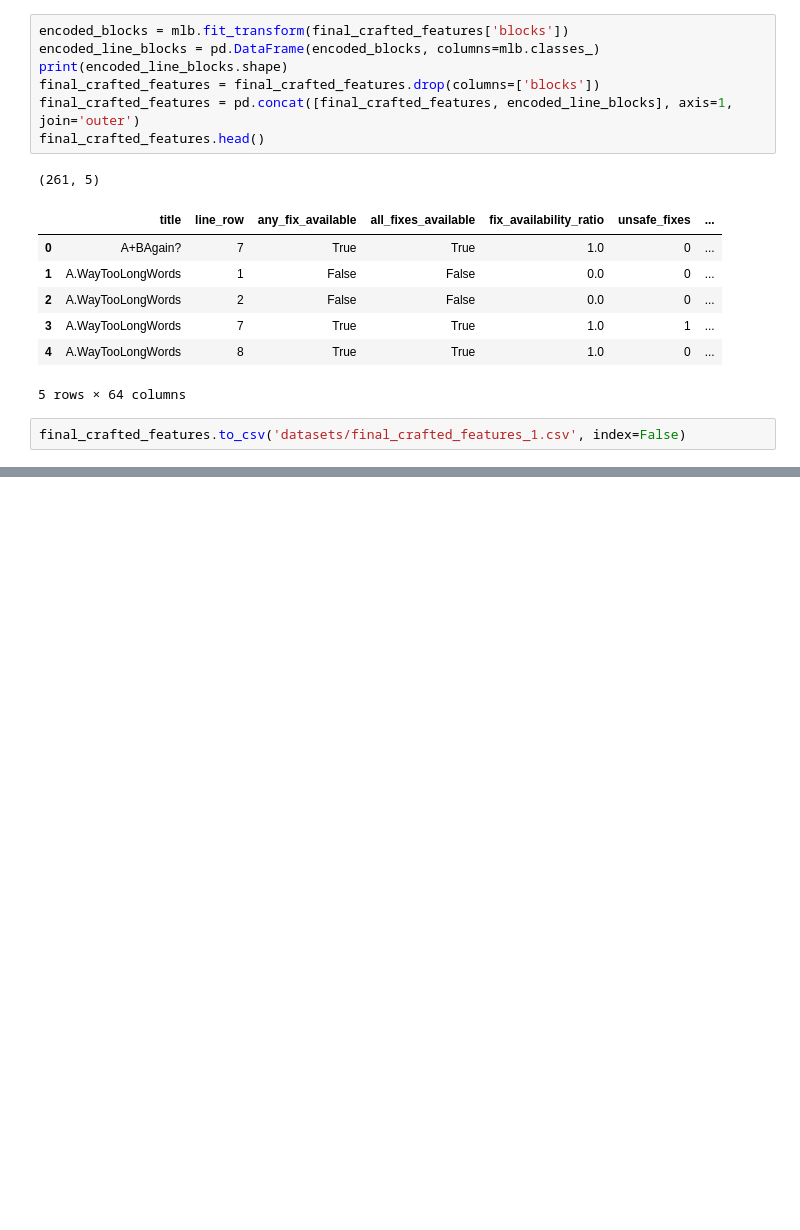
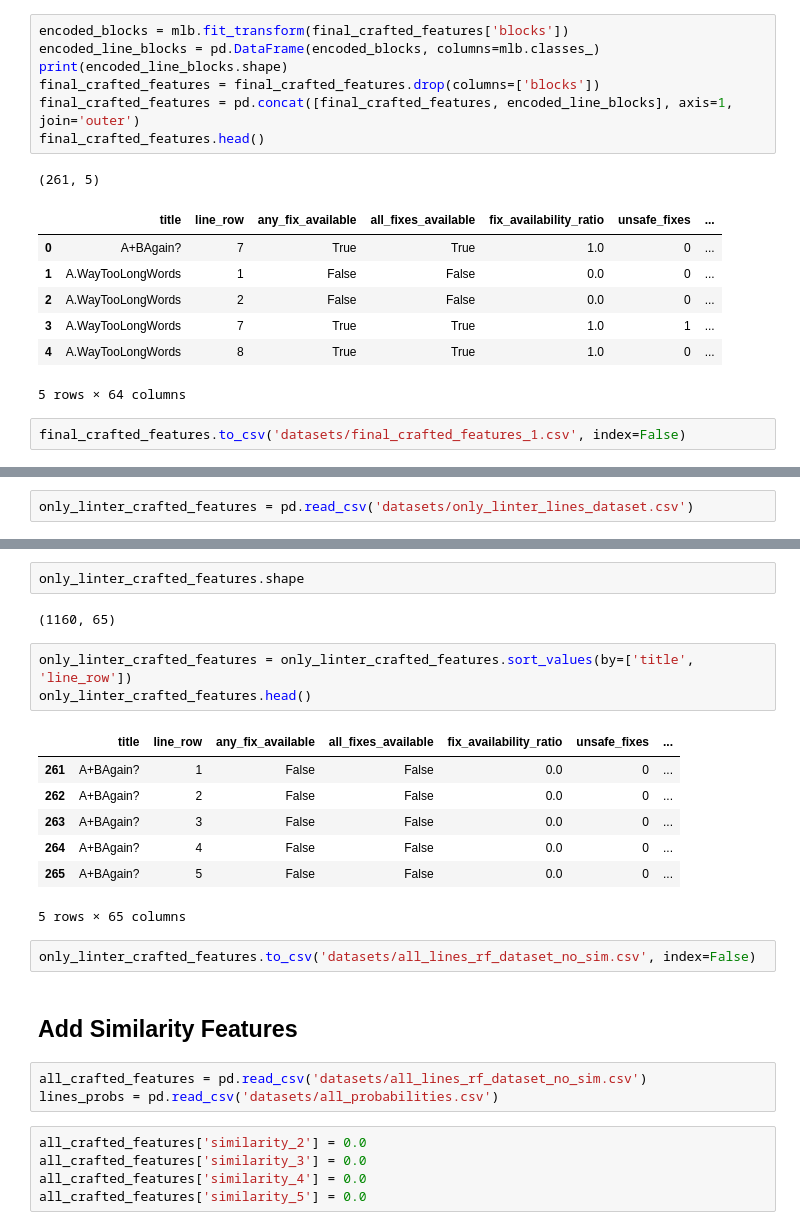
Before and after one commit to CristinaRacovita/codegen-uncertainty, a Jupyter notebook: craft_linter_features.ipynb, the cells around one changed output, grey strips where cells are left out. Cells and saved outputs as stored; diff of their text form; blank space fills up the shorter version.

Commit message:
create rf dataset

```diff
--- a/craft_linter_features.ipynb
+++ b/craft_linter_features.ipynb
@@ -281,0 +323,2 @@ final_crafted_features.to_csv('datasets/final_crafted_features_1.csv', index=Fal
+# %%
+only_linter_crafted_features = pd.read_csv('datasets/only_linter_lines_dataset.csv')
@@ -281,0 +401,27 @@ final_crafted_features.to_csv('datasets/final_crafted_features_1.csv', index=Fal
+# %%
+only_linter_crafted_features.shape
+# %% [output]
+(1160, 65)
+# %%
+only_linter_crafted_features = only_linter_crafted_features.sort_values(by=['title', 'line_row'])
+only_linter_crafted_features.head()
+# %% [output]
+|  | title | line_row | any_fix_available | all_fixes_available | fix_availability_ratio | unsafe_fixes | ... |
+| 261 | A+BAgain? | 1 | False | False | 0.0 | 0 | ... |
+| 262 | A+BAgain? | 2 | False | False | 0.0 | 0 | ... |
+| 263 | A+BAgain? | 3 | False | False | 0.0 | 0 | ... |
+| 264 | A+BAgain? | 4 | False | False | 0.0 | 0 | ... |
+| 265 | A+BAgain? | 5 | False | False | 0.0 | 0 | ... |
+5 rows × 65 columns
+# %%
+only_linter_crafted_features.to_csv('datasets/all_lines_rf_dataset_no_sim.csv', index=False)
+# %% [markdown]
+## Add Similarity Features
+# %%
+all_crafted_features = pd.read_csv('datasets/all_lines_rf_dataset_no_sim.csv')
+lines_probs = pd.read_csv('datasets/all_probabilities.csv')
+# %%
+all_crafted_features['similarity_2'] = 0.0
+all_crafted_features['similarity_3'] = 0.0
+all_crafted_features['similarity_4'] = 0.0
+all_crafted_features['similarity_5'] = 0.0
```
Also changed, not shown: parts of 15 cells of this notebook, 3 other files.
